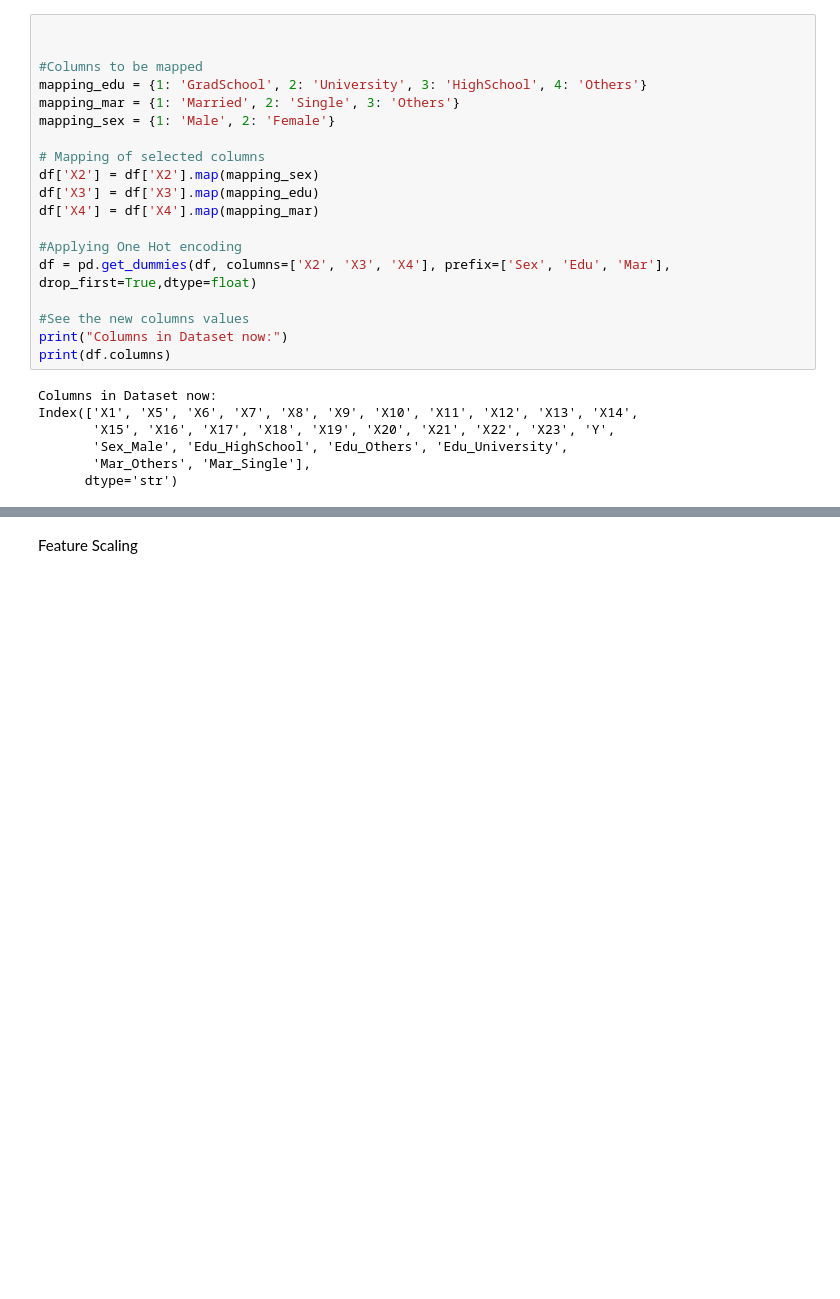
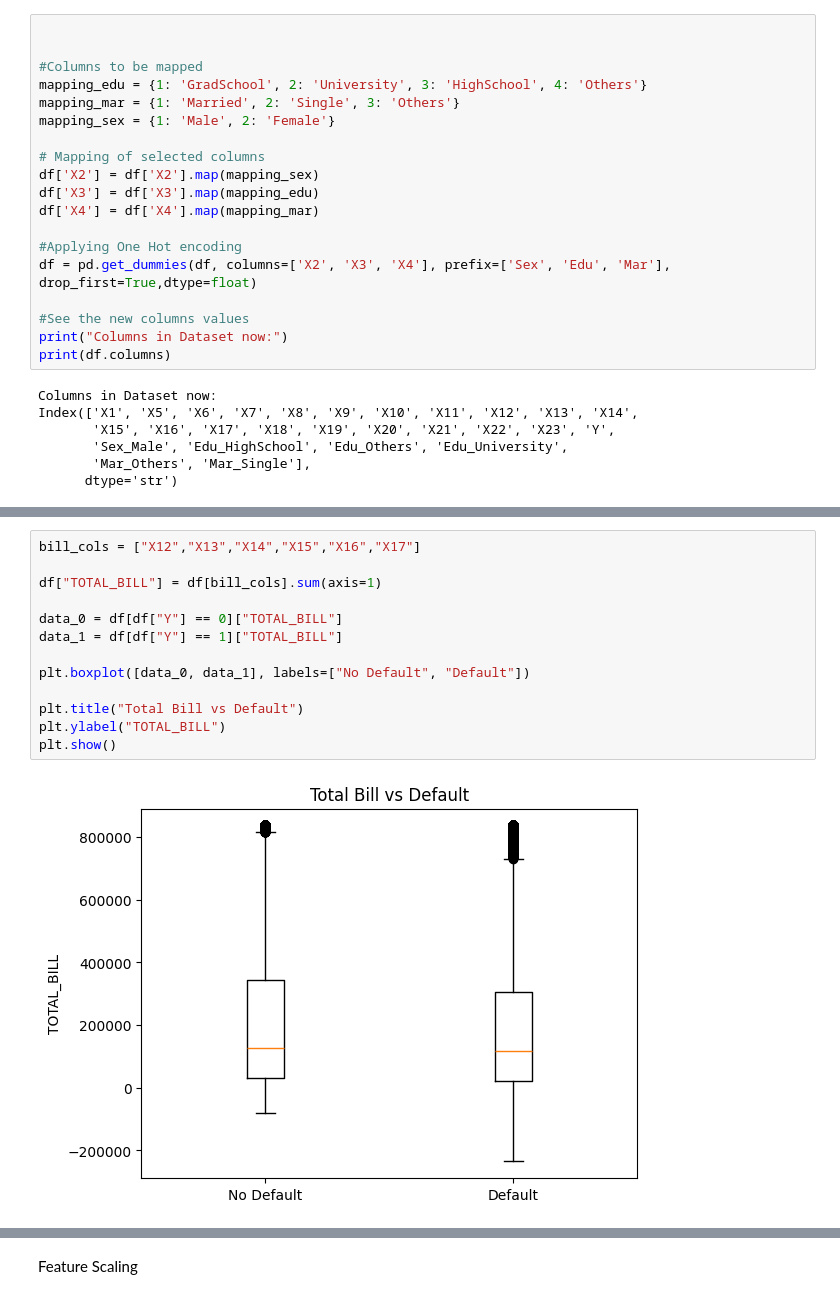
Before and after one commit to AhmedAyman12gh/credit-card-default-prediction, a Jupyter notebook: Phase1.ipynb, the cells around one changed output, grey strips where cells are left out. Cells and saved outputs as stored; diff of their text form; blank space fills up the shorter version.

```diff
--- a/Phase1.ipynb
+++ b/Phase1.ipynb
@@ -205,0 +316,15 @@ Index(['X1', 'X5', 'X6', 'X7', 'X8', 'X9', 'X10', 'X11', 'X12', 'X13', 'X14',
+# %%
+bill_cols = ["X12","X13","X14","X15","X16","X17"]
+
+df["TOTAL_BILL"] = df[bill_cols].sum(axis=1)
+
+data_0 = df[df["Y"] == 0]["TOTAL_BILL"]
+data_1 = df[df["Y"] == 1]["TOTAL_BILL"]
+
+plt.boxplot([data_0, data_1], labels=["No Default", "Default"])
+
+plt.title("Total Bill vs Default")
+plt.ylabel("TOTAL_BILL")
+plt.show()
+# %% [output]
+[figure, added]
```
Also changed, not shown: parts of 15 cells of this notebook.
